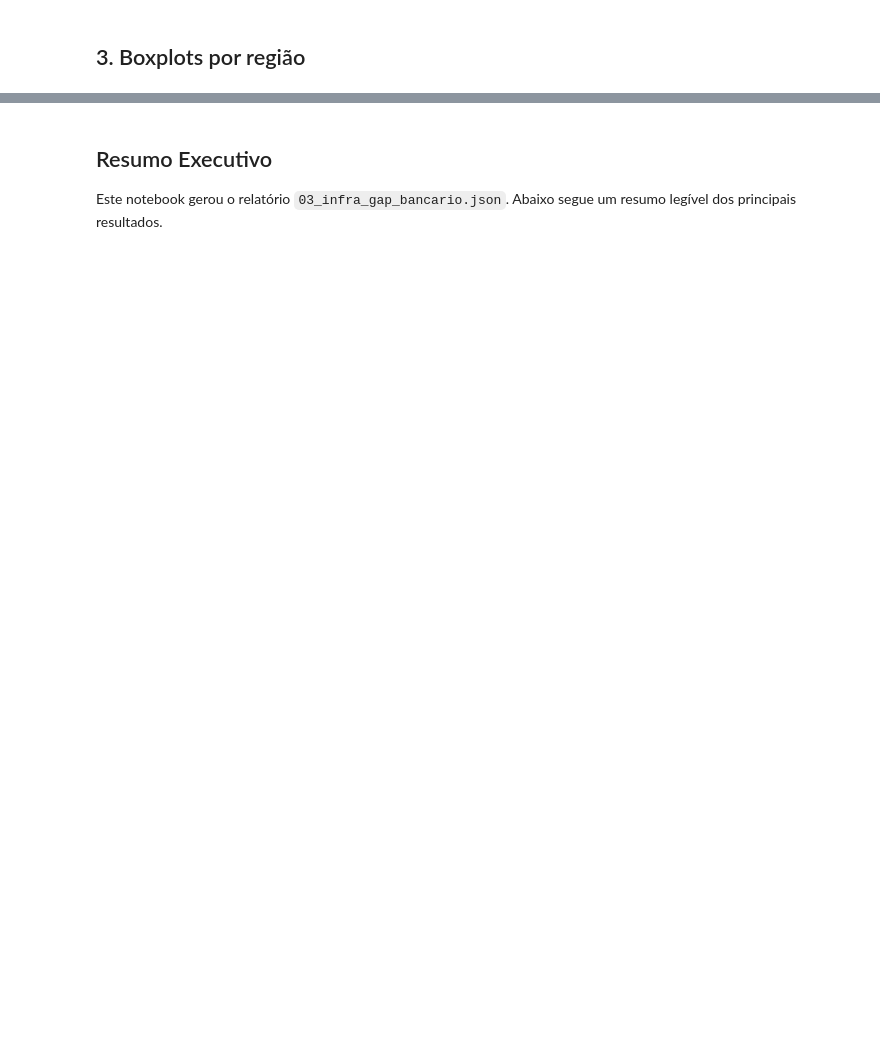
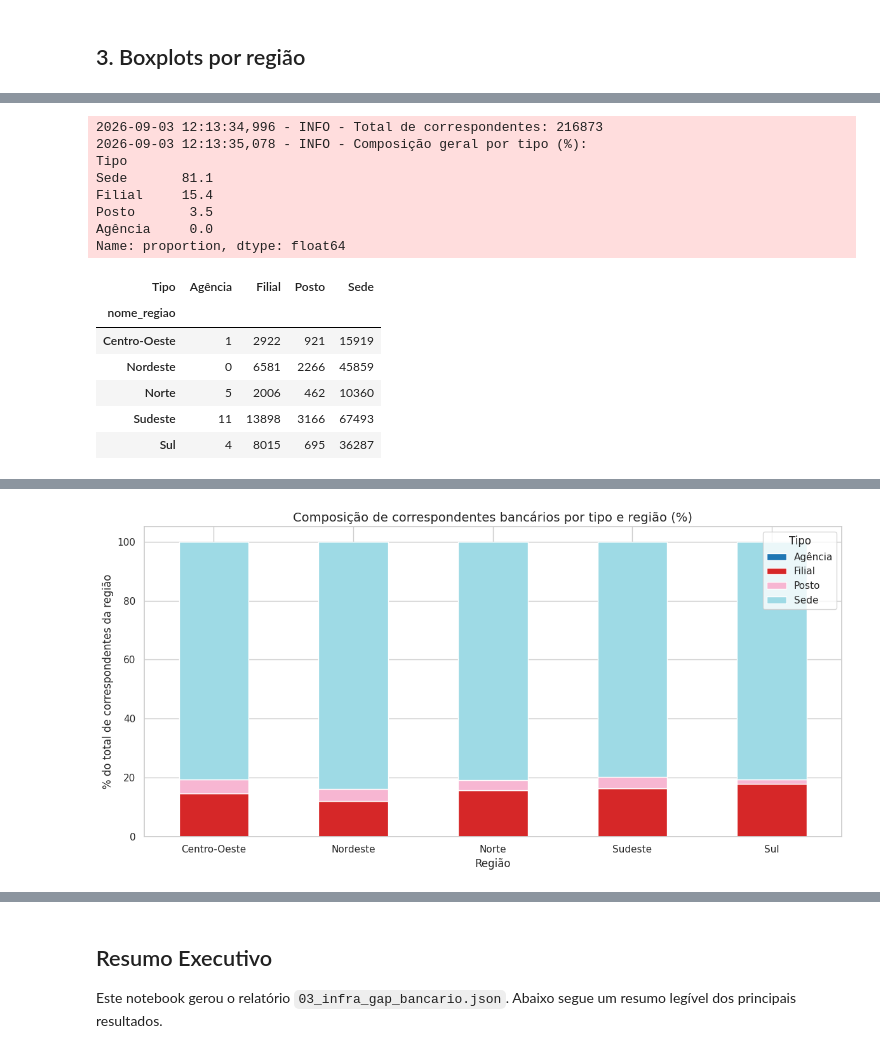
Before and after one commit to LucioFrCruz/heluvina_projeto_final_202602, a Jupyter notebook: notebooks/00_exploracao/03_infra_digital_e_gap_bancario.ipynb, the cells around one changed output, grey strips where cells are left out. Cells and saved outputs as stored; diff of their text form; code cells hidden in the pictures; blank space fills up the shorter version.

```diff
--- a/notebooks/00_exploracao/03_infra_digital_e_gap_bancario.ipynb
+++ b/notebooks/00_exploracao/03_infra_digital_e_gap_bancario.ipynb
@@ -97,0 +116,50 @@ for col in ["banda_larga_fixa_por_100_hab", "agencias_por_100k_hab", "depositos_
+# %%
+# Composição de correspondentes por tipo e região
+# Fonte: raw_bcb_correspondentes (API OData do BCB, cache idempotente local).
+df_corr = pd.read_parquet(RAW_DATA_DIR / "bcb_correspondentes" / "bcb_correspondentes.parquet")
+df_corr_regiao = df_corr.merge(
+    df[["id_municipio", "nome_regiao"]], on="id_municipio", how="left"
+)
+
+corr_tipo_regiao = (
+    df_corr_regiao.groupby(["nome_regiao", "Tipo"]).size().unstack(fill_value=0)
+)
+corr_tipo_regiao_pct = corr_tipo_regiao.div(
+    corr_tipo_regiao.sum(axis=1), axis=0
+) * 100
+
+logger.info("Total de correspondentes: %d", len(df_corr))
+logger.info(
+    "Composição geral por tipo (%%):\n%s",
+    (df_corr["Tipo"].value_counts(normalize=True) * 100).round(1),
+)
+display(corr_tipo_regiao)
+
+fig, ax = plt.subplots(figsize=(12, 6))
+corr_tipo_regiao_pct.plot(kind="bar", stacked=True, ax=ax, colormap="tab20")
+ax.set_title(
+    "Composição de correspondentes bancários por tipo e região (%)", fontsize=14
+)
+ax.set_xlabel("Região", fontsize=12)
+ax.set_ylabel("% do total de correspondentes da região", fontsize=12)
+ax.tick_params(axis="x", rotation=0)
+ax.legend(title="Tipo", loc="upper right")
+plt.tight_layout()
+save_figure(fig, "03_correspondentes_tipo_regiao.png")
+plt.show()
+# %% [output]
+2026-09-03 12:13:34,996 - INFO - Total de correspondentes: 216873
+2026-09-03 12:13:35,078 - INFO - Composição geral por tipo (%):
+Tipo
+Sede       81.1
+Filial     15.4
+Posto       3.5
+Agência     0.0
+Name: proportion, dtype: float64
+| Tipo | Agência | Filial | Posto | Sede |
+| nome_regiao |  |  |  |  |
+| Centro-Oeste | 1 | 2922 | 921 | 15919 |
+| Nordeste | 0 | 6581 | 2266 | 45859 |
+| Norte | 5 | 2006 | 462 | 10360 |
+| Sudeste | 11 | 13898 | 3166 | 67493 |
+| Sul | 4 | 8015 | 695 | 36287 |
@@ -97,0 +167 @@ for col in ["banda_larga_fixa_por_100_hab", "agencias_por_100k_hab", "depositos_
+[figure, added]
```
Also changed, not shown: parts of 18 cells of this notebook, 28 other files.
